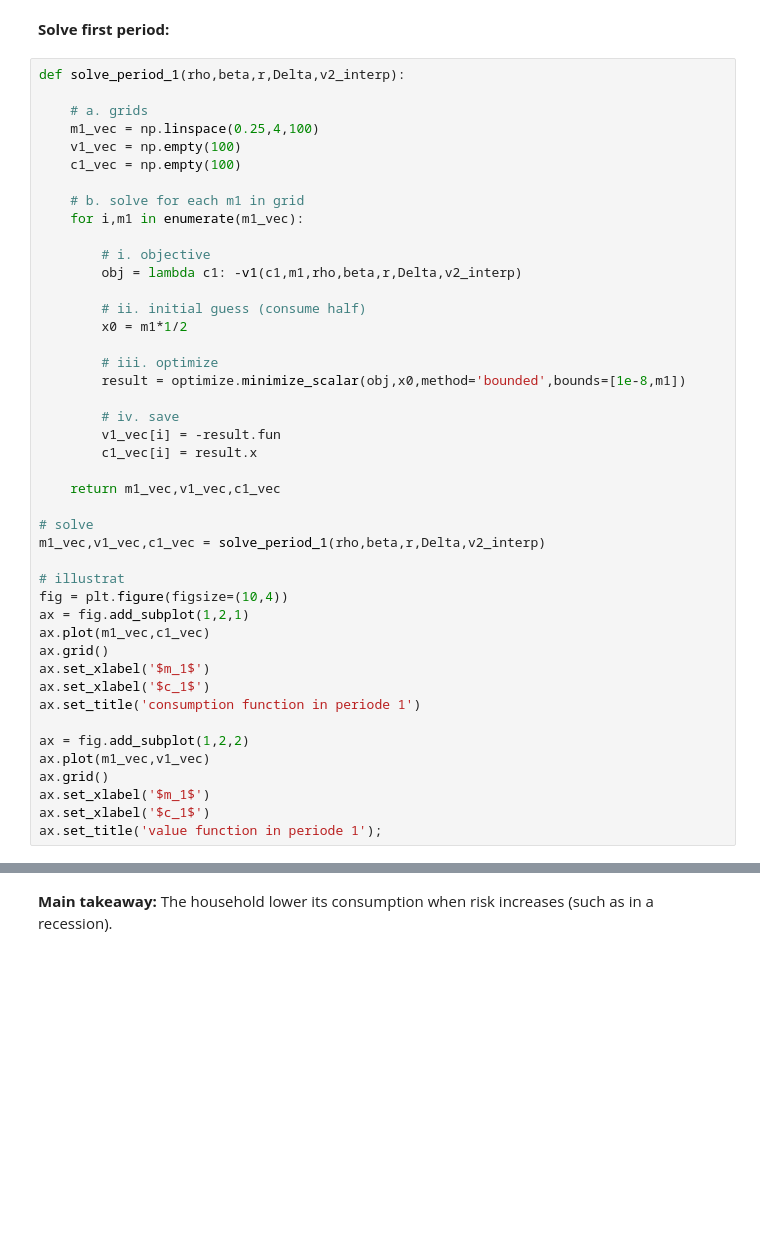
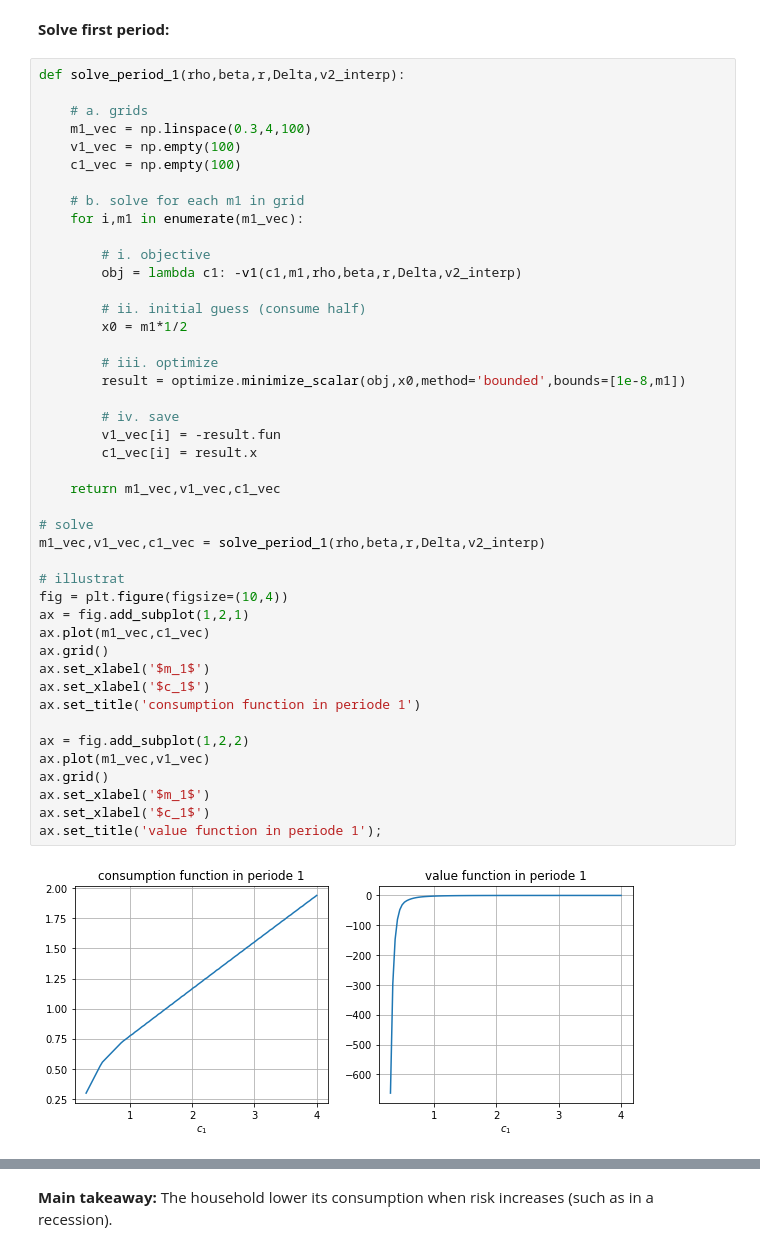
Before and after one commit to NumEconCopenhagen/lectures-2019, a Jupyter notebook: 10/Numerical_optimization.ipynb, the cells around one changed output, grey strips where cells are left out. Saved outputs shown, nothing was run; the diff lists cells and outputs as text; blank space fills up the shorter version.

```diff
--- a/10/Numerical_optimization.ipynb
+++ b/10/Numerical_optimization.ipynb
@@ -967,7 +969,7 @@ v2_interp = interpolate.RegularGridInterpolator((m2_vec,), v2_vec)
 def solve_period_1(rho,beta,r,Delta,v2_interp):
 
     # a. grids
-    m1_vec = np.linspace(0.25,4,100)
+    m1_vec = np.linspace(0.3,4,100)
     v1_vec = np.empty(100)
     c1_vec = np.empty(100)
 
@@ -980,33 +982,35 @@ def solve_period_1(rho,beta,r,Delta,v2_interp):
         # ii. initial guess (consume half)
         x0 = m1*1/2
 
         # iii. optimize
         result = optimize.minimize_scalar(obj,x0,method='bounded',bounds=[1e-8,m1])
 
         # iv. save
         v1_vec[i] = -result.fun
         c1_vec[i] = result.x
 
     return m1_vec,v1_vec,c1_vec
 
 # solve
 m1_vec,v1_vec,c1_vec = solve_period_1(rho,beta,r,Delta,v2_interp)
 
 # illustrat
 fig = plt.figure(figsize=(10,4))
 ax = fig.add_subplot(1,2,1)
 ax.plot(m1_vec,c1_vec)
 ax.grid()
 ax.set_xlabel('$m_1$')
 ax.set_xlabel('$c_1$')
 ax.set_title('consumption function in periode 1')
 
 ax = fig.add_subplot(1,2,2)
 ax.plot(m1_vec,v1_vec)
 ax.grid()
 ax.set_xlabel('$m_1$')
 ax.set_xlabel('$c_1$')
 ax.set_title('value function in periode 1');
+# %% [output]
+[figure, added]
 # %%
 def solve(rho,beta,r,Delta,nu,kappa):
 
```
Also changed, not shown: parts of 3 cells of this notebook.
